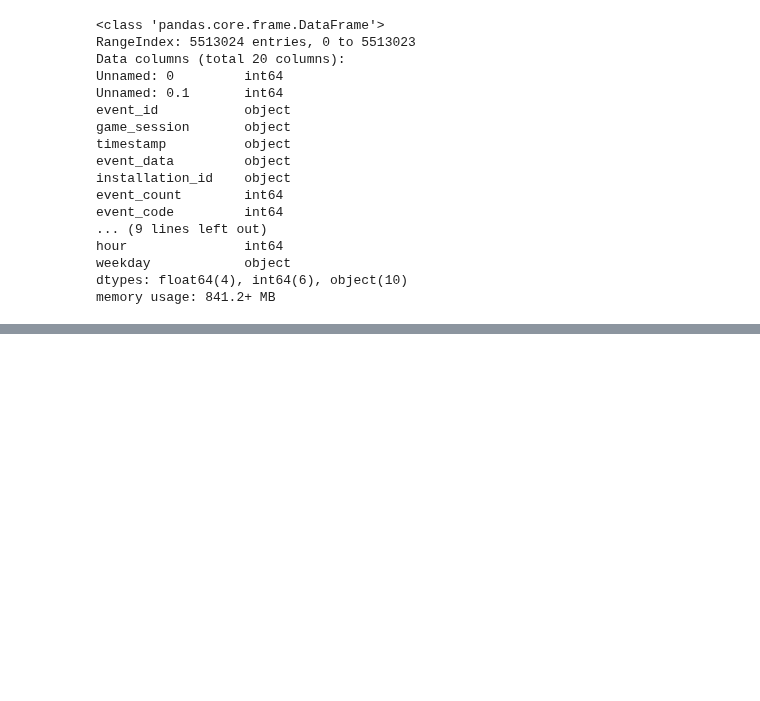
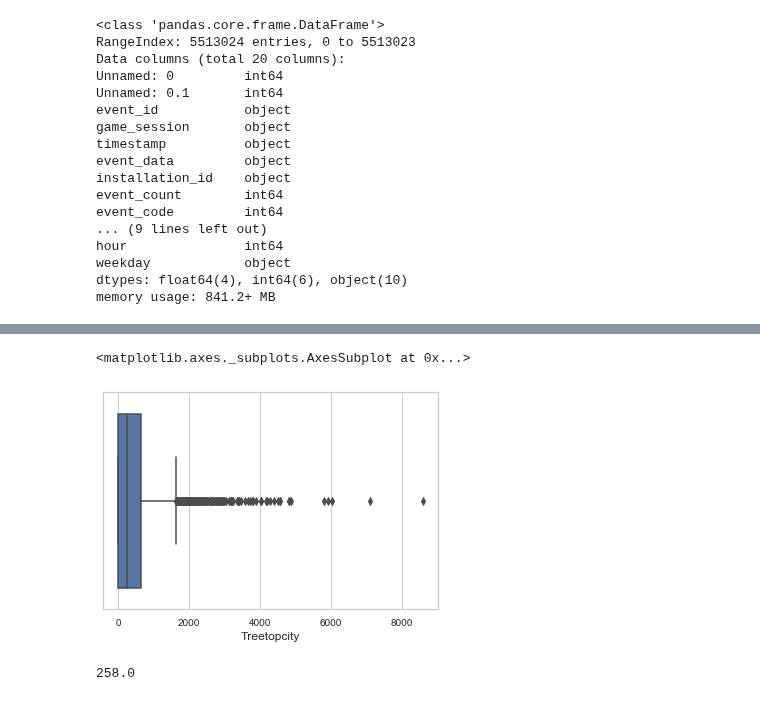
Before and after one commit to cats-in-the-hat/PBS-KIDS2, a Jupyter notebook: JQ_clean.ipynb, the cells around one changed output, grey strips where cells are left out. Drawn from its saved outputs; the diff is of its cells as text; code cells hidden in the pictures; blank space fills up the shorter version.

```diff
--- a/JQ_clean.ipynb
+++ b/JQ_clean.ipynb
@@ -90,0 +124,9 @@ agg
+# %%
+sns.boxplot(agg.Treetopcity)
+# %% [output]
+<matplotlib.axes._subplots.AxesSubplot at 0x...>
+[figure, added]
+# %%
+agg.Crystalcaves.median()
+# %% [output]
+258.0
```
Also changed, not shown: parts of 60 cells of this notebook, 1 other file.
